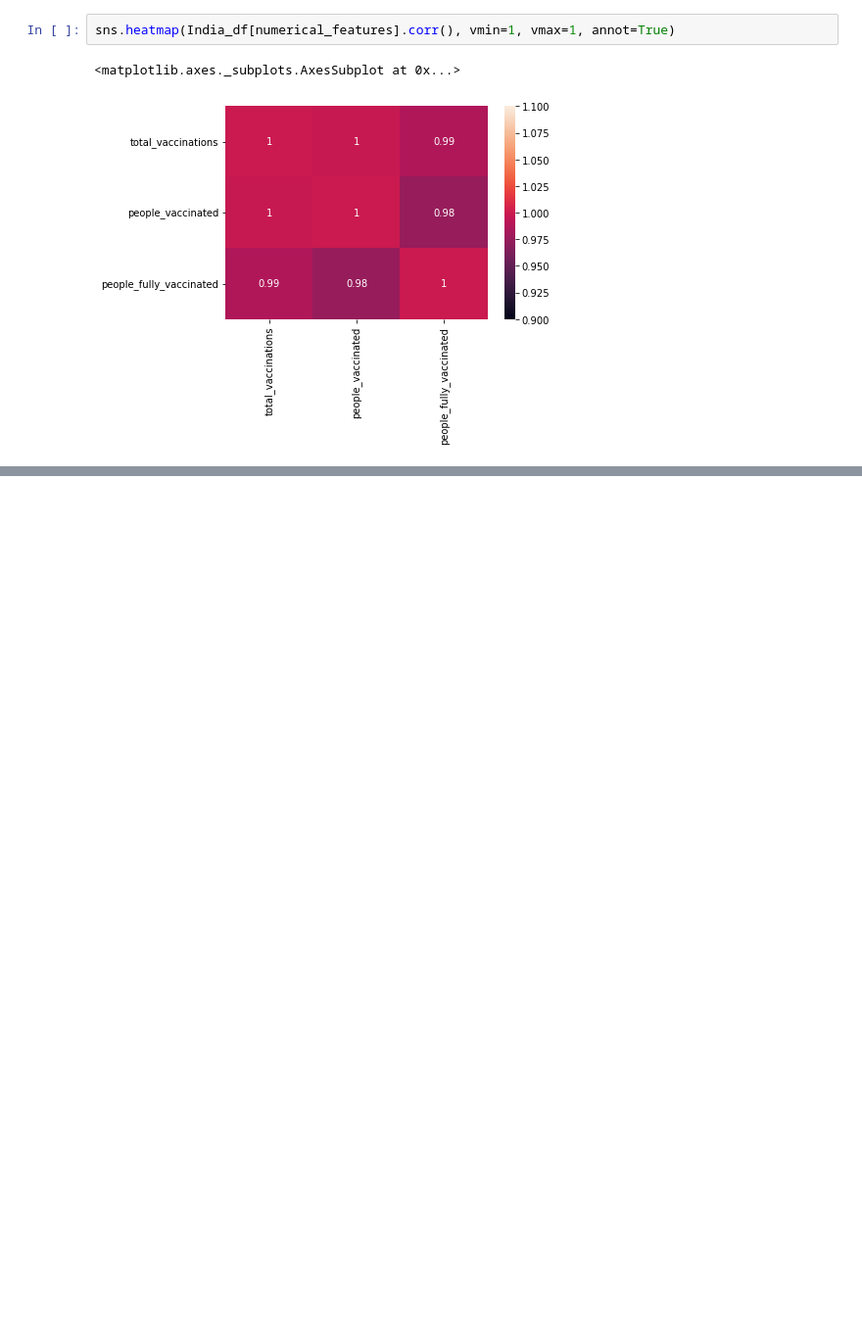
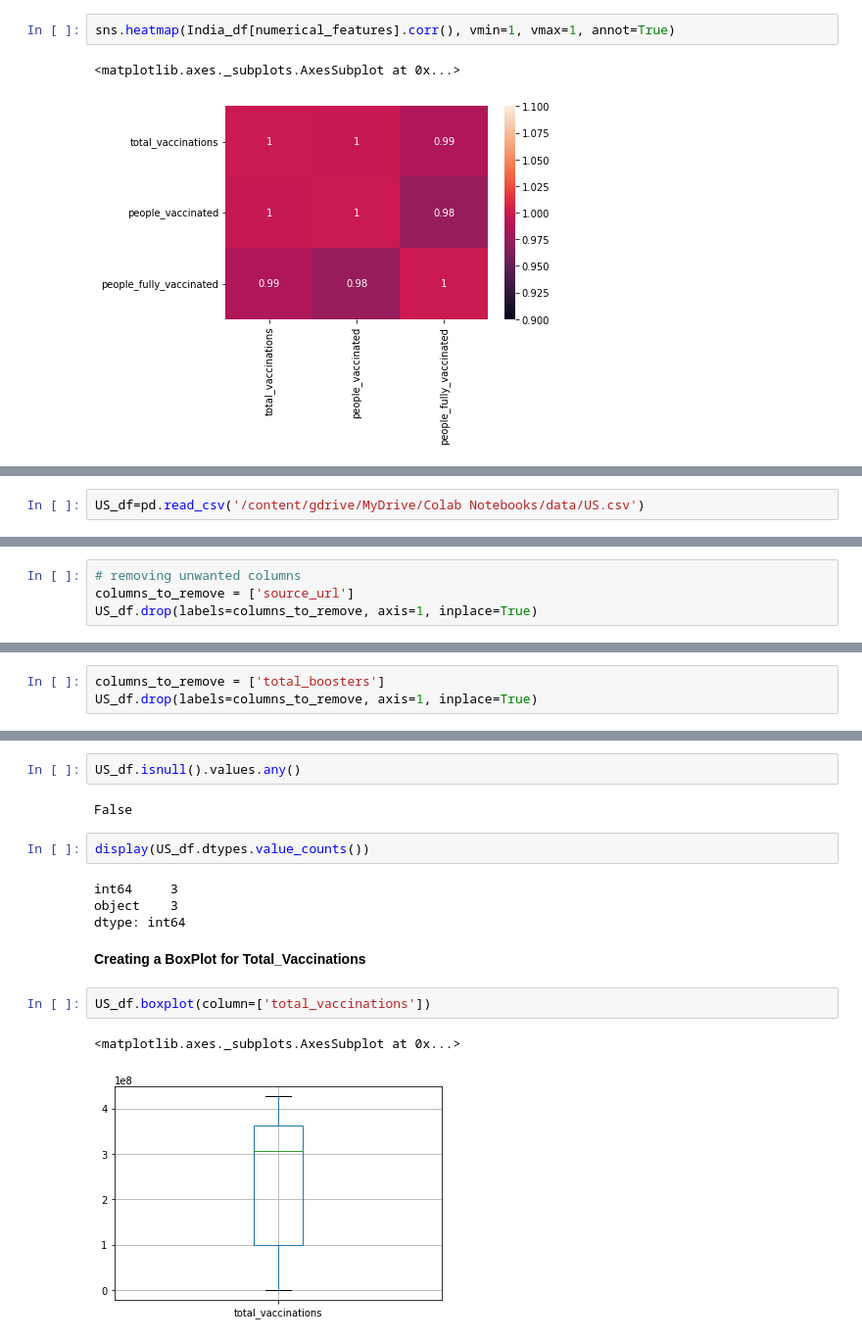
Before and after one commit to nitin578/103_Country_Covid19_Vaccinations, a Jupyter notebook: Test.ipynb, the cells around one changed output, grey strips where cells are left out. Shown: that part at 98% size. Saved outputs shown, nothing was run; the diff lists cells and outputs as text; blank space fills up the shorter version.

```diff
--- a/Test.ipynb
+++ b/Test.ipynb
@@ -487,0 +490,2 @@ sns.heatmap(India_df[numerical_features].corr(), vmin=1, vmax=1, annot=True)
+# %%
+US_df=pd.read_csv('/content/gdrive/MyDrive/Colab Notebooks/data/US.csv')
@@ -487,0 +512,4 @@ sns.heatmap(India_df[numerical_features].corr(), vmin=1, vmax=1, annot=True)
+# %%
+# removing unwanted columns
+columns_to_remove = ['source_url']
+US_df.drop(labels=columns_to_remove, axis=1, inplace=True)
@@ -487,0 +518,3 @@ sns.heatmap(India_df[numerical_features].corr(), vmin=1, vmax=1, annot=True)
+# %%
+columns_to_remove = ['total_boosters']
+US_df.drop(labels=columns_to_remove, axis=1, inplace=True)
@@ -487,0 +540,17 @@ sns.heatmap(India_df[numerical_features].corr(), vmin=1, vmax=1, annot=True)
+# %%
+US_df.isnull().values.any()
+# %% [output]
+False
+# %%
+display(US_df.dtypes.value_counts())
+# %% [output]
+int64     3
+object    3
+dtype: int64
+# %% [markdown]
+**Creating a BoxPlot for Total_Vaccinations**
+# %%
+US_df.boxplot(column=['total_vaccinations'])
+# %% [output]
+<matplotlib.axes._subplots.AxesSubplot at 0x...>
+[figure, added]
```
Also changed, not shown: parts of 22 cells of this notebook.
